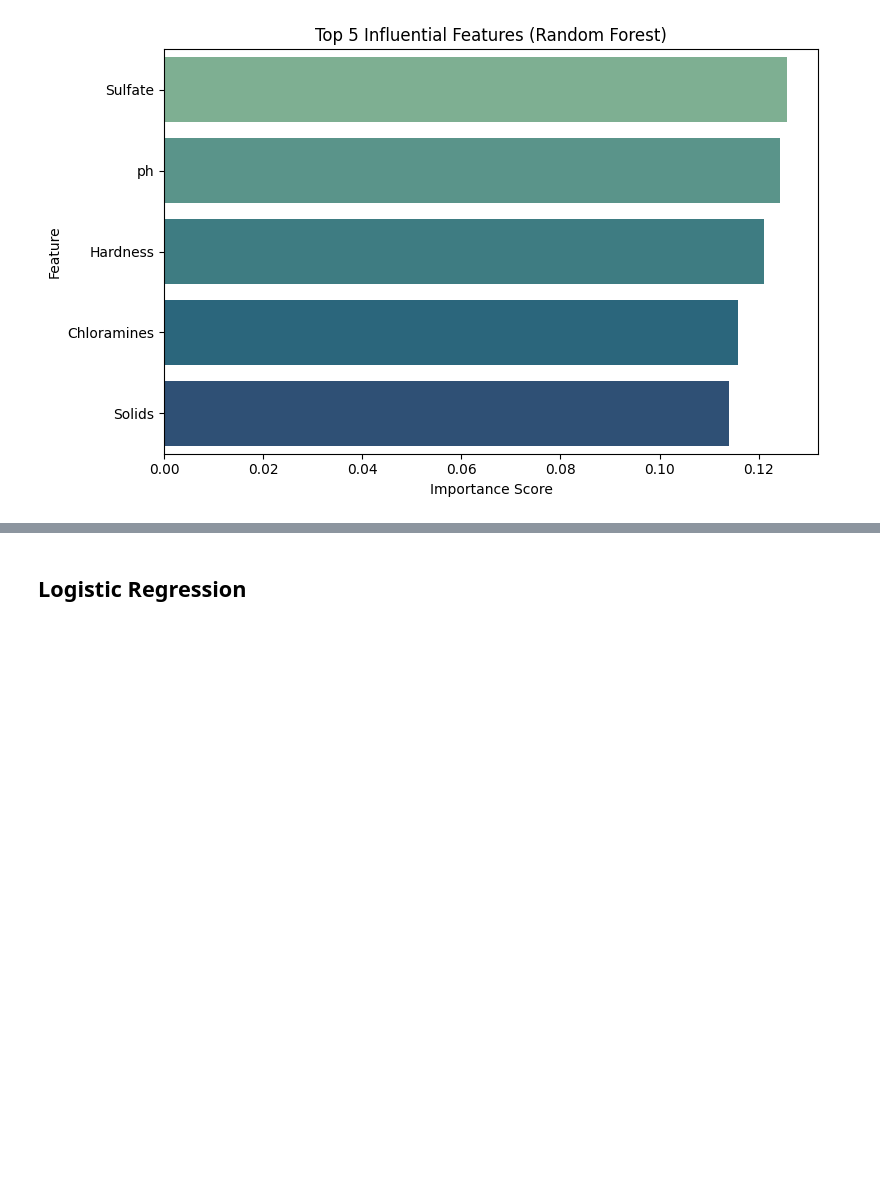
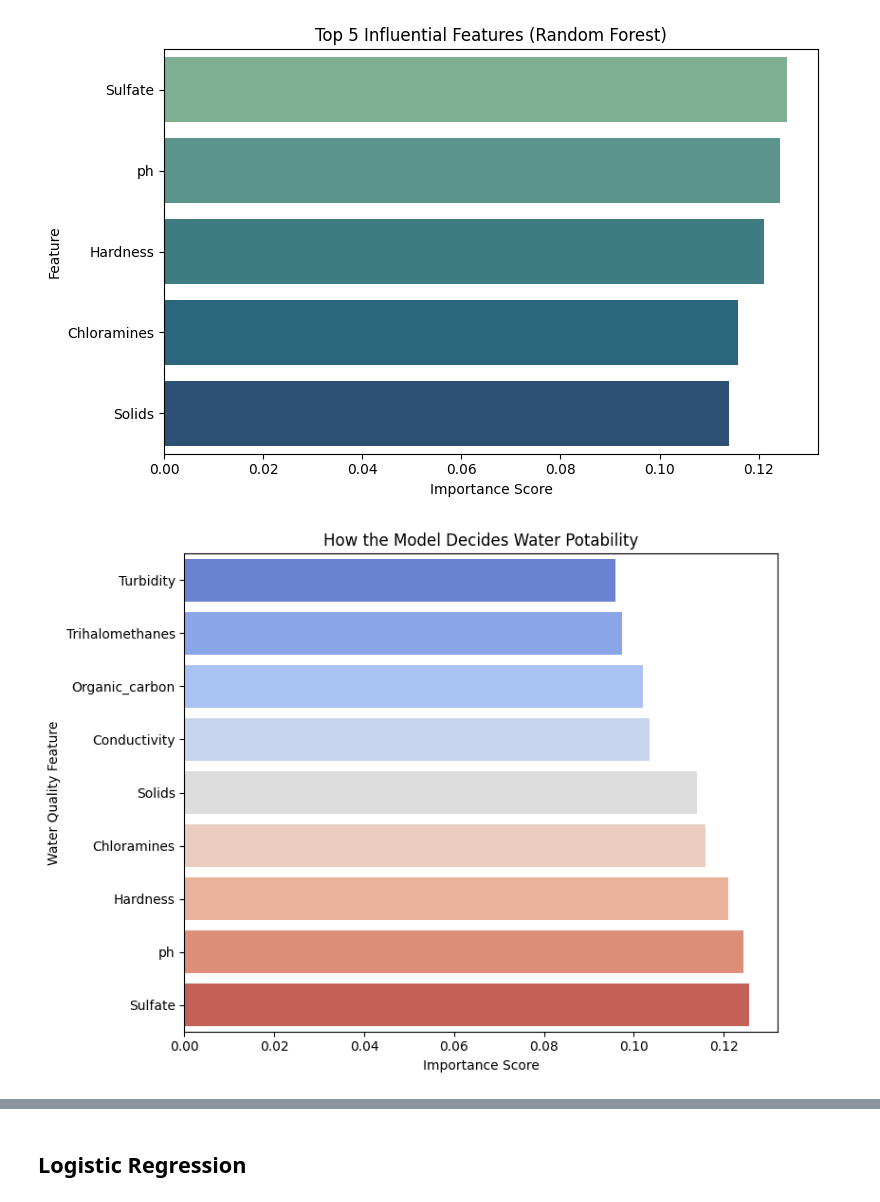
Before and after one commit to sarvaniny/water-quality-analysis-using-ML, a Jupyter notebook: Water Quality Analysis.ipynb, the cells around one changed output, grey strips where cells are left out. Saved outputs shown, nothing was run; the diff lists cells and outputs as text; code cells hidden in the pictures; blank space fills up the shorter version.

Commit message:
Updated water quality analysis notebook

```diff
--- a/Water Quality Analysis.ipynb
+++ b/Water Quality Analysis.ipynb
@@ -402,6 +402,24 @@ plt.tight_layout()
 plt.show()
 # %% [output]
 [figure]
+# %%
+import pandas as pd
+import matplotlib.pyplot as plt
+import seaborn as sns
+
+# Get feature importances from trained model
+feature_importance = pd.Series(rf.feature_importances_, index=X.columns).sort_values(ascending=True)
+
+# Plot
+plt.figure(figsize=(8, 6))
+sns.barplot(x=feature_importance.values, y=feature_importance.index, hue=feature_importance.index, palette='coolwarm', legend=False)
+plt.title("How the Model Decides Water Potability")
+plt.xlabel("Importance Score")
+plt.ylabel("Water Quality Feature")
+plt.tight_layout()
+plt.show()
+# %% [output]
+[figure, added]
 # %%
 print("Random Forest Summary:")
 print("This model uses Random Forest Classification to predict water potability based on water quality parameters.")
```
Also changed, not shown: parts of 9 cells of this notebook.
